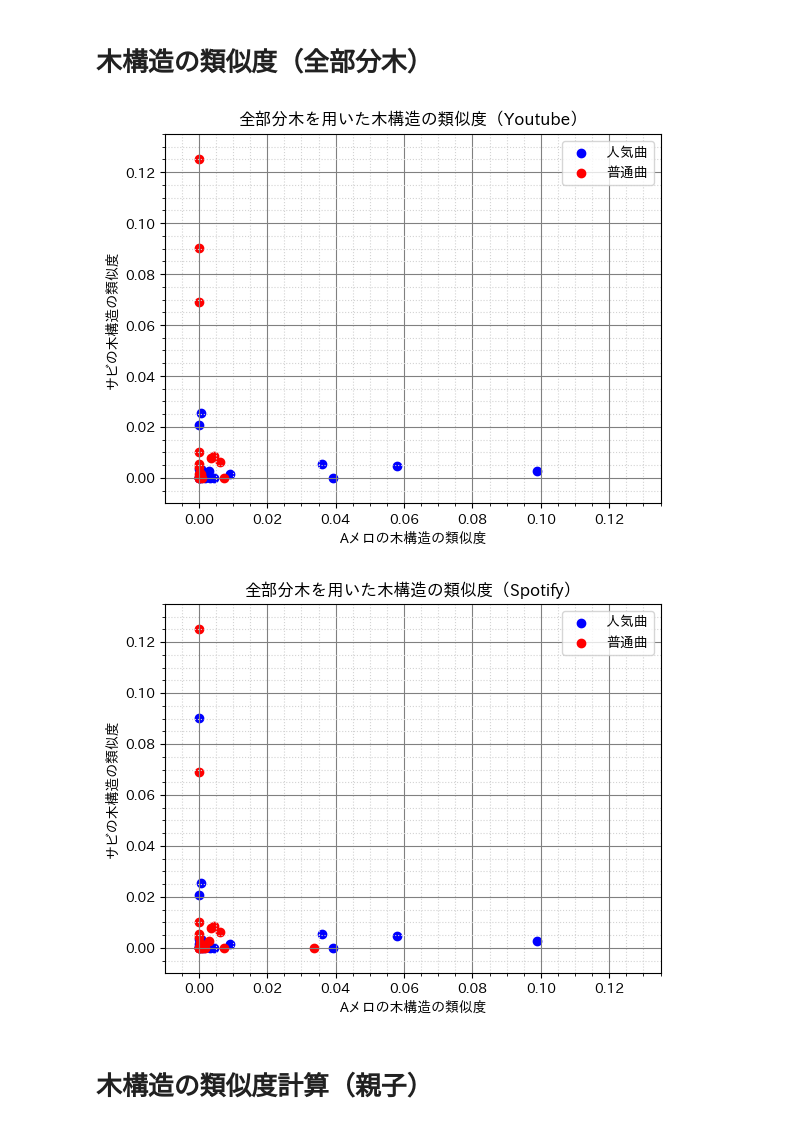
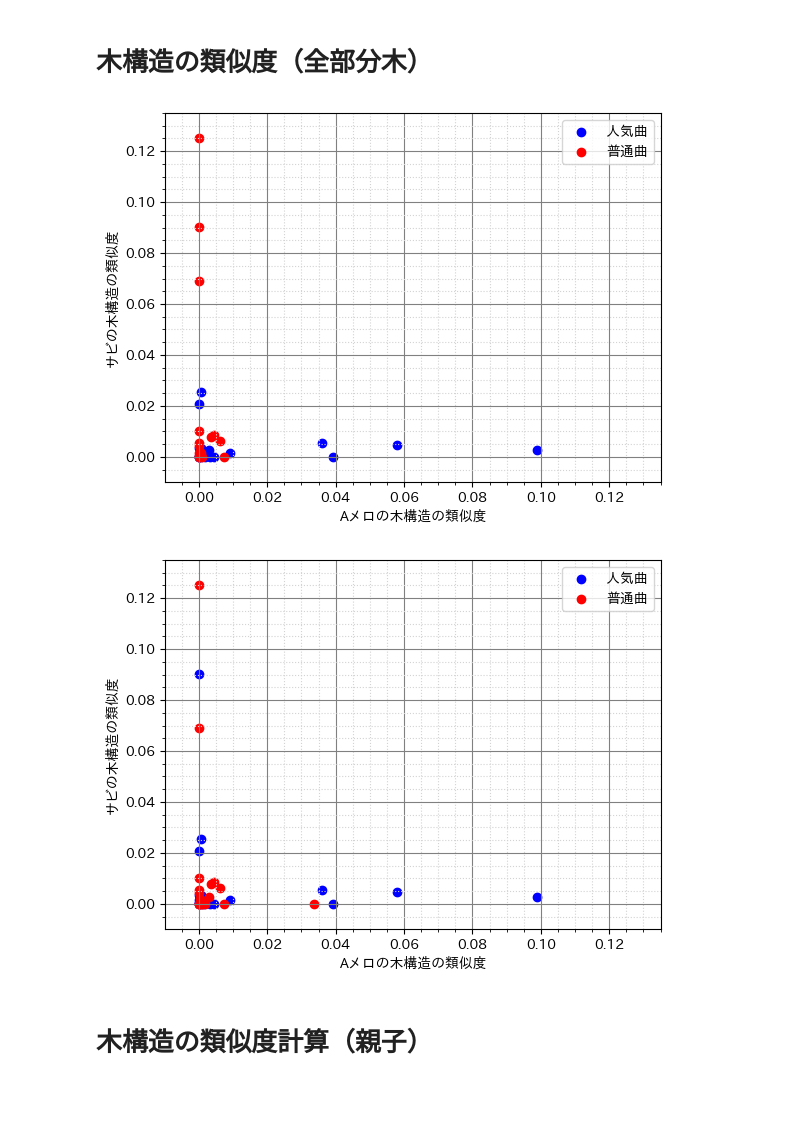
Before and after one commit to tsubasasugawara/lyrics_melody_analyzer, a Jupyter notebook: notebooks/ALL.ipynb, the cells around one changed output. Saved outputs shown, nothing was run; the diff lists cells and outputs as text; code cells hidden in the pictures; blank space fills up the shorter version.

```diff
--- a/notebooks/ALL.ipynb
+++ b/notebooks/ALL.ipynb
@@ -32,7 +32,7 @@ def preprocess(df_list):
 
     return (rates, xy_min, xy_max)
 # %%
-def scatter(rates:pd.DataFrame, xy_min:int, xy_max:int, subset:list, sort_by:str, title: str, xlabel:str, ylabel:str):
+def scatter(rates:pd.DataFrame, xy_min:int, xy_max:int, subset:list, sort_by:str, xlabel:str, ylabel:str):
     sorted_rates = rates.dropna(subset=subset).sort_values(sort_by, ascending=False)
     center = len(sorted_rates) // 2
     pop_youtube = sorted_rates[:center]
@@ -41,7 +41,6 @@ def scatter(rates:pd.DataFrame, xy_min:int, xy_max:int, subset:list, sort_by:str
     plt.scatter(x=RATE_A, y=RATE_S, data=pop_youtube, color='blue', label='人気曲')
     plt.scatter(x=RATE_A, y=RATE_S, data=unpop_youtube, color='red', label='普通曲')
 
-    plt.title(title)
     plt.xlabel(xlabel)
     plt.ylabel(ylabel)
     plt.legend()
@@ -73,13 +72,13 @@ rates, xy_min_ts, xy_max_ts = preprocess([
     pd.concat([df_greeeen, pd.read_csv("csv/GReeeeN_ts_20231119.csv")], axis=1),
 ])
 # %%
-scatter(rates, xy_min_ts, xy_max_ts, ["youtube_url"], "youtube_play_times", "全部分木を用いた木構造の類似度（Youtube）", "Aメロの木構造の類似度", "サビの木構造の類似度")
+scatter(rates, xy_min_ts, xy_max_ts, ["youtube_url"], "youtube_play_times", "Aメロの木構造の類似度", "サビの木構造の類似度")
 # %% [output]
-[figure, old version]
+[figure, new version]
 # %%
-scatter(rates, xy_min_ts, xy_max_ts, ["spotify_id"], "spotify_popularity", "全部分木を用いた木構造の類似度（Spotify）", "Aメロの木構造の類似度", "サビの木構造の類似度")
+scatter(rates, xy_min_ts, xy_max_ts, ["spotify_id"], "spotify_popularity", "Aメロの木構造の類似度", "サビの木構造の類似度")
 # %% [output]
-[figure, old version]
+[figure, new version]
 # %% [markdown]
 # 木構造の類似度計算（親子）
 # %%
```
Also changed, not shown: parts of 4 cells of this notebook, 3 other files.
